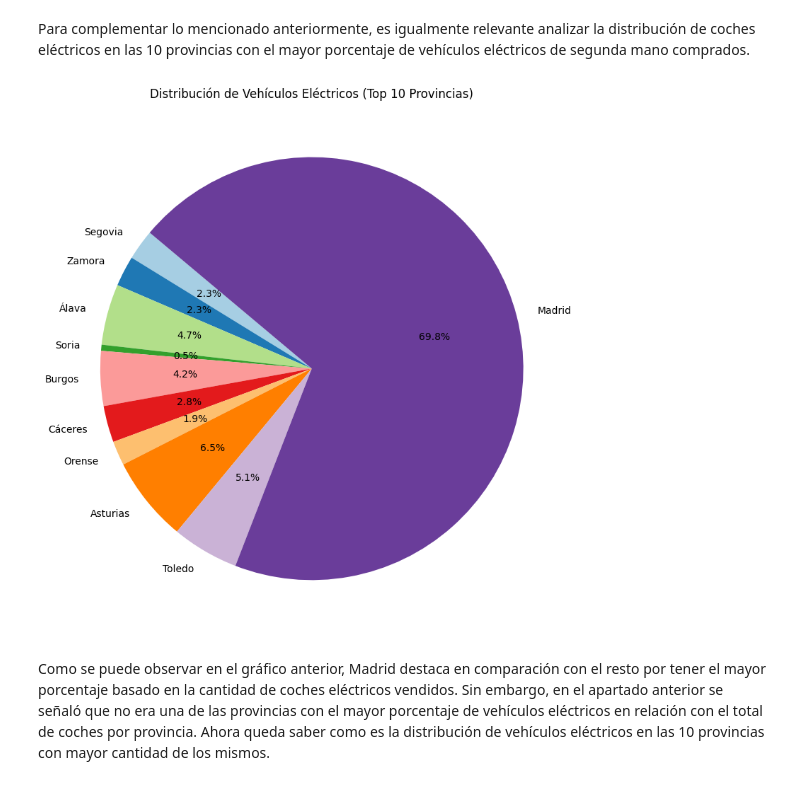
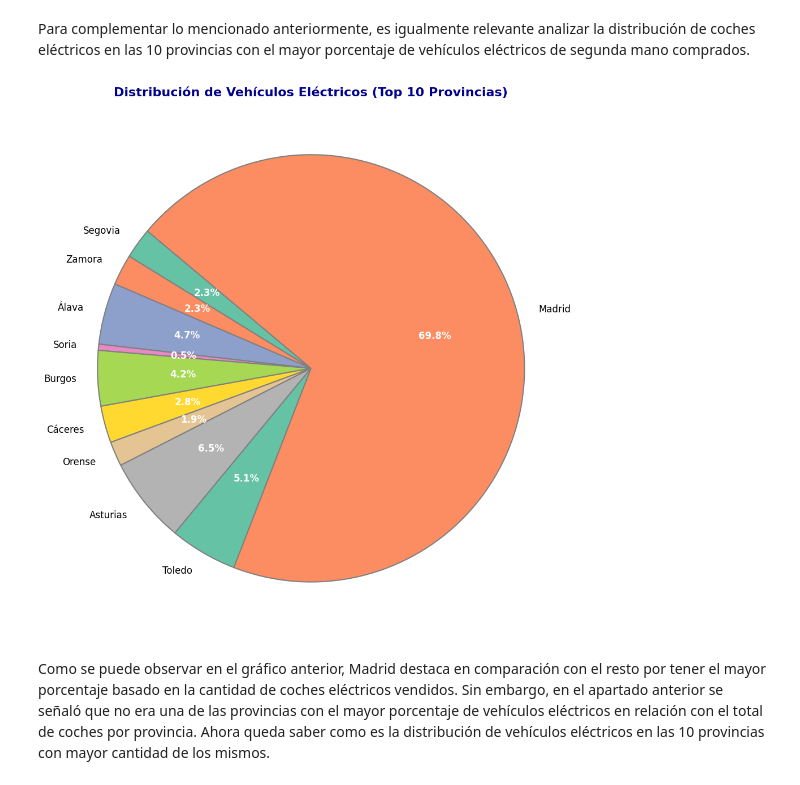
Before and after one commit to S14vcGt/Neocortex-project, a Jupyter notebook: Proyecto.ipynb, the cells around one changed output. Cells and saved outputs as stored; diff of their text form; code cells hidden in the pictures.

Commit message:
Mejoras en los graficos de pasteles y barras

```diff
--- a/Proyecto.ipynb
+++ b/Proyecto.ipynb
@@ -158,20 +182,38 @@ Como se puede observar el porcentaje de vehiculos electricos por provincia es su
 ### Distribución de Vehículos Eléctricos
 # %% [markdown]
 Para complementar lo mencionado anteriormente, es igualmente relevante analizar la distribución de coches eléctricos en las 10 provincias con el mayor porcentaje de vehículos eléctricos de segunda mano comprados.
-# %%
-plt.figure(figsize=(8, 8))
-plt.pie(
-    top_provinces['Electric Vehicles'],
-    labels=top_provinces.index,
-    autopct='%1.1f%%',
-    startangle=140,
-    colors=plt.cm.Paired.colors
-)
-plt.title('Distribución de Vehículos Eléctricos (Top 10 Provincias)')
-plt.tight_layout()
-plt.show()
-# %% [output]
-[figure, removed]
+# %%
+# Configuración del tamaño del gráfico para hacerlo más grande y visible
+plt.figure(figsize=(10, 10))
+
+# Crear el gráfico de pastel
+# 'autopct' muestra el porcentaje en cada porción, 'startangle' rota el gráfico para empezar desde un ángulo específico
+# 'colors' asigna una paleta de colores predefinida
+wedges, texts, autotexts = plt.pie(
+    top_provinces['Electric Vehicles'],
+    labels=top_provinces.index,
+    autopct='%1.1f%%',  # Muestra el porcentaje con un decimal
+    startangle=140,  # Rotar el gráfico para que la primera porción empiece desde el ángulo 140
+    colors=plt.cm.Set2.colors,  # Se utiliza una paleta de colores más suave y profesional
+    textprops={'fontsize': 12, 'color': 'black'},  # Ajuste del tamaño y color de las etiquetas
+    wedgeprops={'edgecolor': 'gray', 'linewidth': 1.5}  # Definir bordes gris claros para cada porción
+)
+
+# Personalización de los textos dentro del gráfico para que sean más visibles
+for autotext in autotexts:
+    autotext.set_color('white')  # El texto dentro de las porciones se pone en blanco para mayor contraste
+    autotext.set_fontweight('bold')  # El texto dentro de las porciones se pone en negrita para resaltar
+
+# Título del gráfico con formato más destacado
+plt.title('Distribución de Vehículos Eléctricos (Top 10 Provincias)', fontsize=16, fontweight='bold', color='darkblue')
+
+# Ajuste del diseño para evitar recortes del gráfico
+plt.tight_layout()
+
+# Mostrar el gráfico
+plt.show()
+# %% [output]
+[figure, added]
 # %% [markdown]
 Como se puede observar en el gráfico anterior, Madrid destaca en comparación con el resto por tener el mayor porcentaje basado en la cantidad de coches eléctricos vendidos. Sin embargo, en el apartado anterior se señaló que no era una de las provincias con el mayor porcentaje de vehículos eléctricos en relación con el total de coches por provincia. Ahora queda saber como es la distribución de vehículos eléctricos en las 10 provincias con mayor cantidad de los mismos.
 # %%
```
Also changed, not shown: parts of 7 cells of this notebook.
